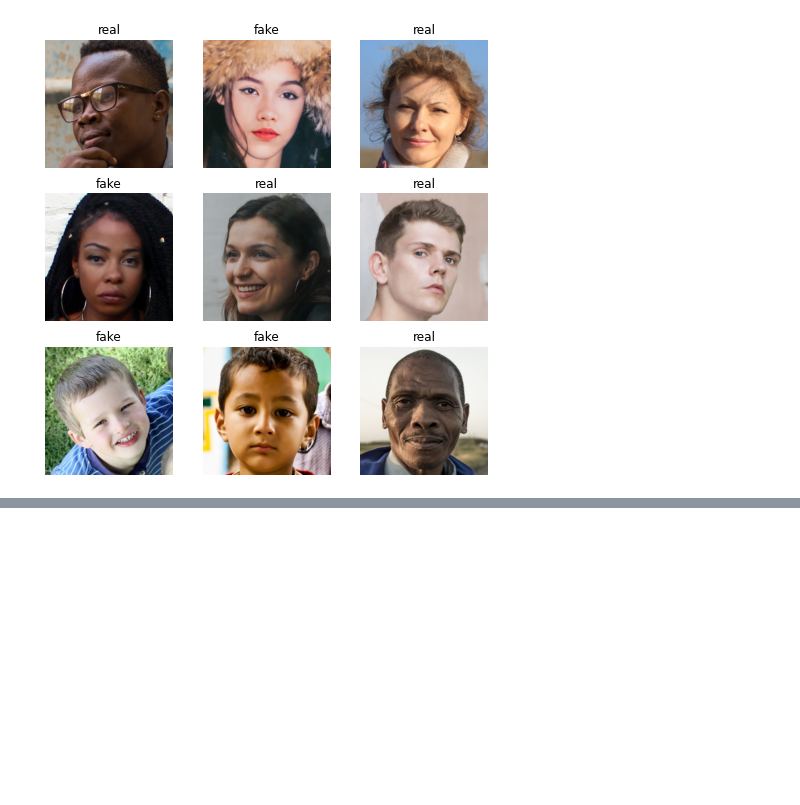
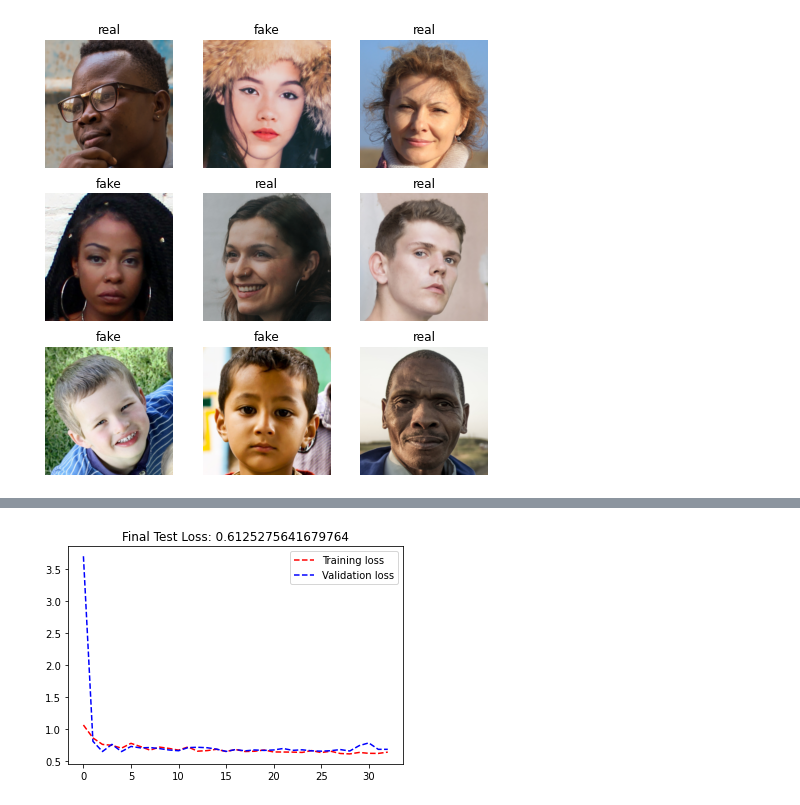
Before and after one commit to RealWinTKyaw/Computational-Data-Science, a Jupyter notebook: PyTorch_Model.ipynb, the cells around one changed output, grey strips where cells are left out. Cells and saved outputs as stored; diff of their text form; code cells hidden in the pictures; blank space fills up the shorter version.

```diff
--- a/PyTorch_Model.ipynb
+++ b/PyTorch_Model.ipynb
@@ -344,0 +395,8 @@ train_losses = [1.0632610142230987, 0.8317088425159455, 0.7634814083576202, 0.74
+# %%
+plt.plot(train_losses, "r--", label='Training loss')
+plt.plot(val_losses, "b--", label='Validation loss')
+plt.title("Final Test Loss: {}".format(full_test_losses[-1]))
+plt.legend(loc='upper right')
+plt.show()
+# %% [output]
+[figure, added]
```
Also changed, not shown: parts of 25 cells of this notebook.
